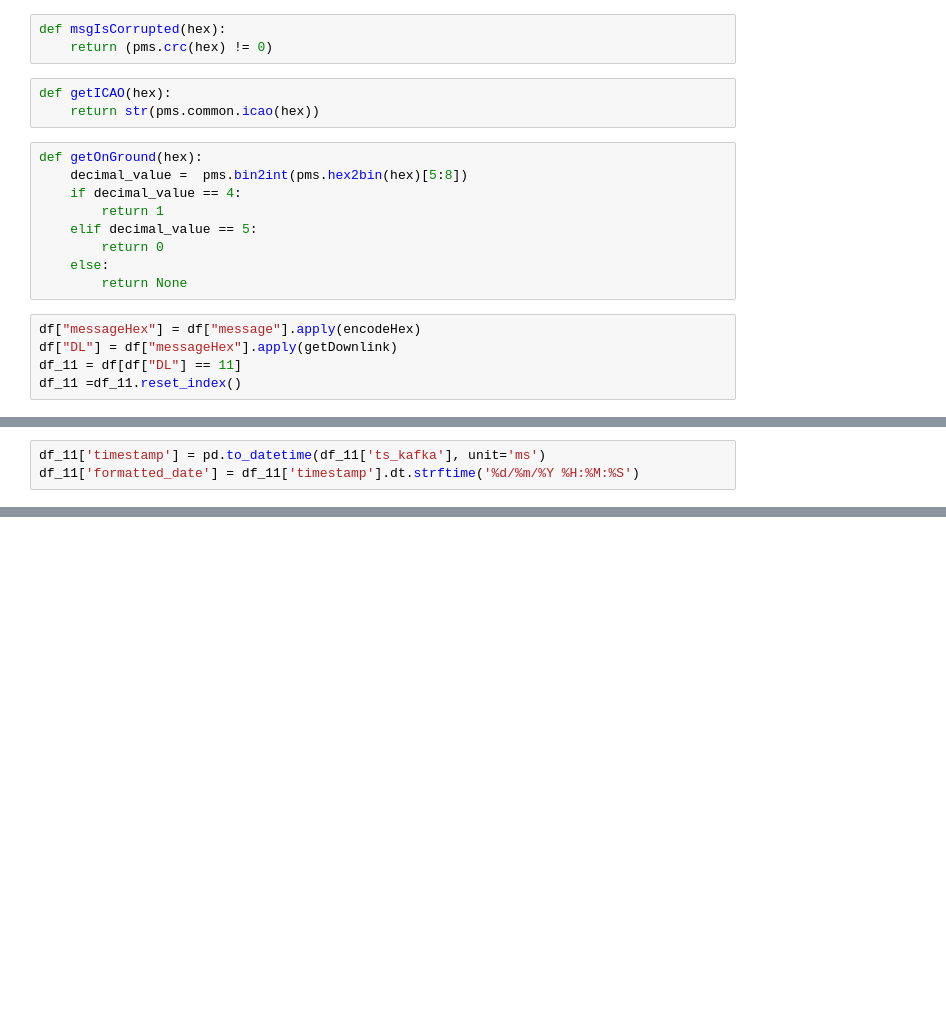
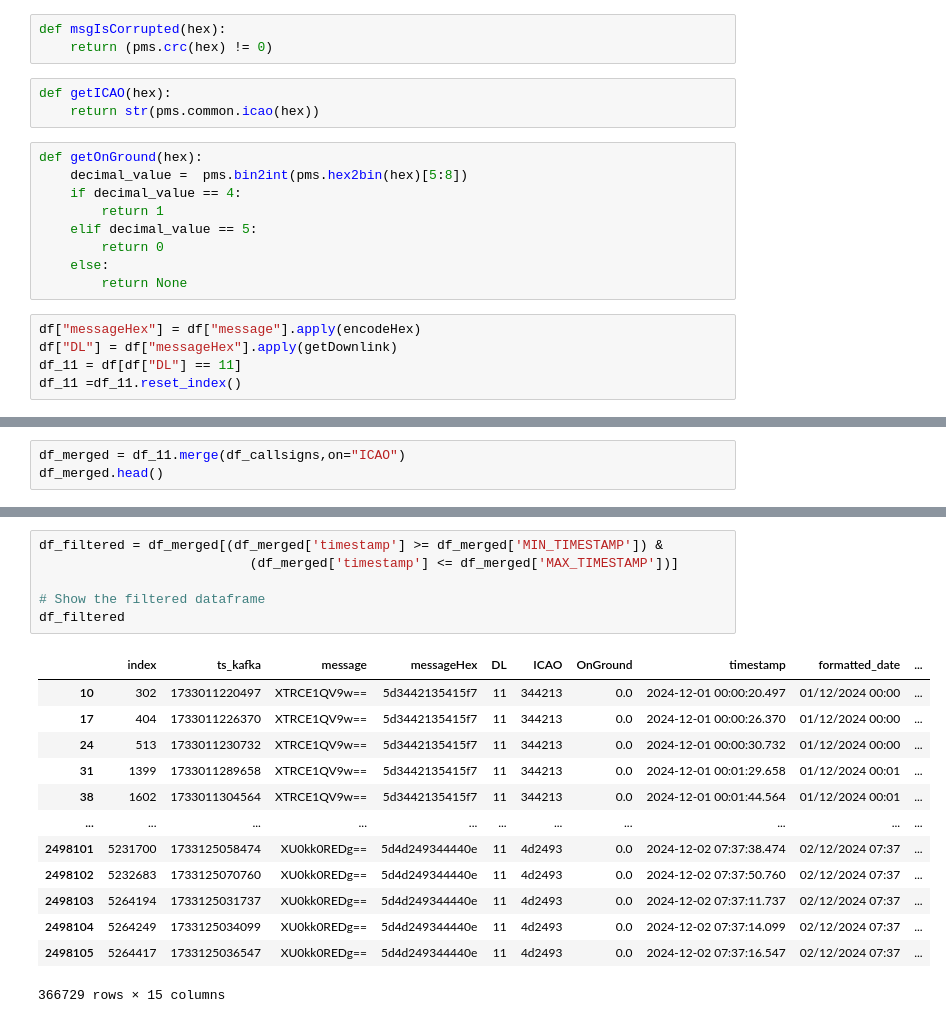
Before and after one commit to artemvarucm/PD2, a Jupyter notebook: src/visualization.ipynb, the cells around one changed output, grey strips where cells are left out. Drawn from its saved outputs; the diff is of its cells as text; blank space fills up the shorter version.

```diff
--- a/src/visualization.ipynb
+++ b/src/visualization.ipynb
@@ -66,3 +270,0 @@ df_11["ICAO"] = df_11["messageHex"].apply(getICAO)
-# %%
-df_11['timestamp'] = pd.to_datetime(df_11['ts_kafka'], unit='ms')
-df_11['formatted_date'] = df_11['timestamp'].dt.strftime('%d/%m/%Y %H:%M:%S')
@@ -98,0 +271,3 @@ Name: OnGround, Length: 666, dtype: bool
+# %%
+df_merged = df_11.merge(df_callsigns,on="ICAO")
+df_merged.head()
@@ -98,0 +281,20 @@ Name: OnGround, Length: 666, dtype: bool
+# %%
+df_filtered = df_merged[(df_merged['timestamp'] >= df_merged['MIN_TIMESTAMP']) &
+                           (df_merged['timestamp'] <= df_merged['MAX_TIMESTAMP'])]
+
+# Show the filtered dataframe
+df_filtered
+# %% [output]
+|  | index | ts_kafka | message | messageHex | DL | ICAO | OnGround | timestamp | formatted_date | ... |
+| 10 | 302 | 1733011220497 | XTRCE1QV9w== | 5d3442135415f7 | 11 | 344213 | 0.0 | 2024-12-01 00:00:20.497 | 01/12/2024 00:00 | ... |
+| 17 | 404 | 1733011226370 | XTRCE1QV9w== | 5d3442135415f7 | 11 | 344213 | 0.0 | 2024-12-01 00:00:26.370 | 01/12/2024 00:00 | ... |
+| 24 | 513 | 1733011230732 | XTRCE1QV9w== | 5d3442135415f7 | 11 | 344213 | 0.0 | 2024-12-01 00:00:30.732 | 01/12/2024 00:00 | ... |
+| 31 | 1399 | 1733011289658 | XTRCE1QV9w== | 5d3442135415f7 | 11 | 344213 | 0.0 | 2024-12-01 00:01:29.658 | 01/12/2024 00:01 | ... |
+| 38 | 1602 | 1733011304564 | XTRCE1QV9w== | 5d3442135415f7 | 11 | 344213 | 0.0 | 2024-12-01 00:01:44.564 | 01/12/2024 00:01 | ... |
+| ... | ... | ... | ... | ... | ... | ... | ... | ... | ... | ... |
+| 2498101 | 5231700 | 1733125058474 | XU0kk0REDg== | 5d4d249344440e | 11 | 4d2493 | 0.0 | 2024-12-02 07:37:38.474 | 02/12/2024 07:37 | ... |
+| 2498102 | 5232683 | 1733125070760 | XU0kk0REDg== | 5d4d249344440e | 11 | 4d2493 | 0.0 | 2024-12-02 07:37:50.760 | 02/12/2024 07:37 | ... |
+| 2498103 | 5264194 | 1733125031737 | XU0kk0REDg== | 5d4d249344440e | 11 | 4d2493 | 0.0 | 2024-12-02 07:37:11.737 | 02/12/2024 07:37 | ... |
+| 2498104 | 5264249 | 1733125034099 | XU0kk0REDg== | 5d4d249344440e | 11 | 4d2493 | 0.0 | 2024-12-02 07:37:14.099 | 02/12/2024 07:37 | ... |
+| 2498105 | 5264417 | 1733125036547 | XU0kk0REDg== | 5d4d249344440e | 11 | 4d2493 | 0.0 | 2024-12-02 07:37:16.547 | 02/12/2024 07:37 | ... |
+366729 rows × 15 columns
```
Also changed, not shown: parts of 33 cells of this notebook.
